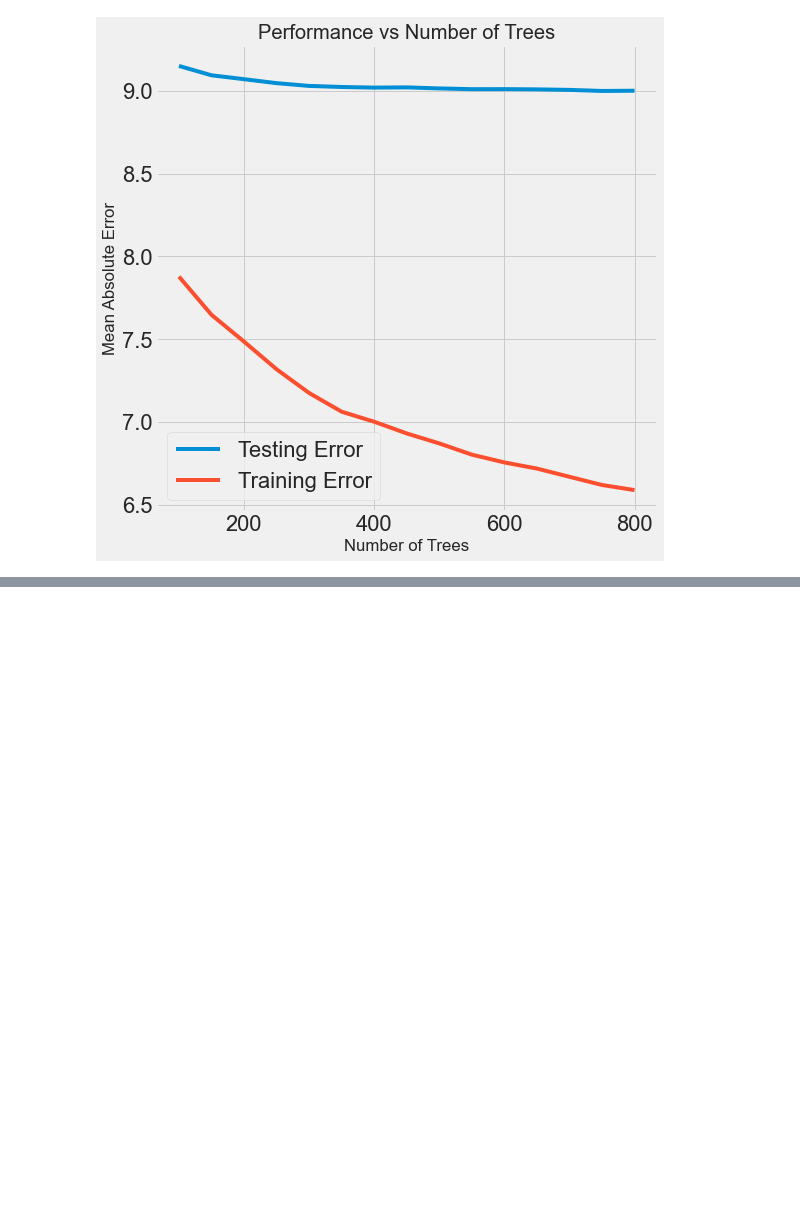
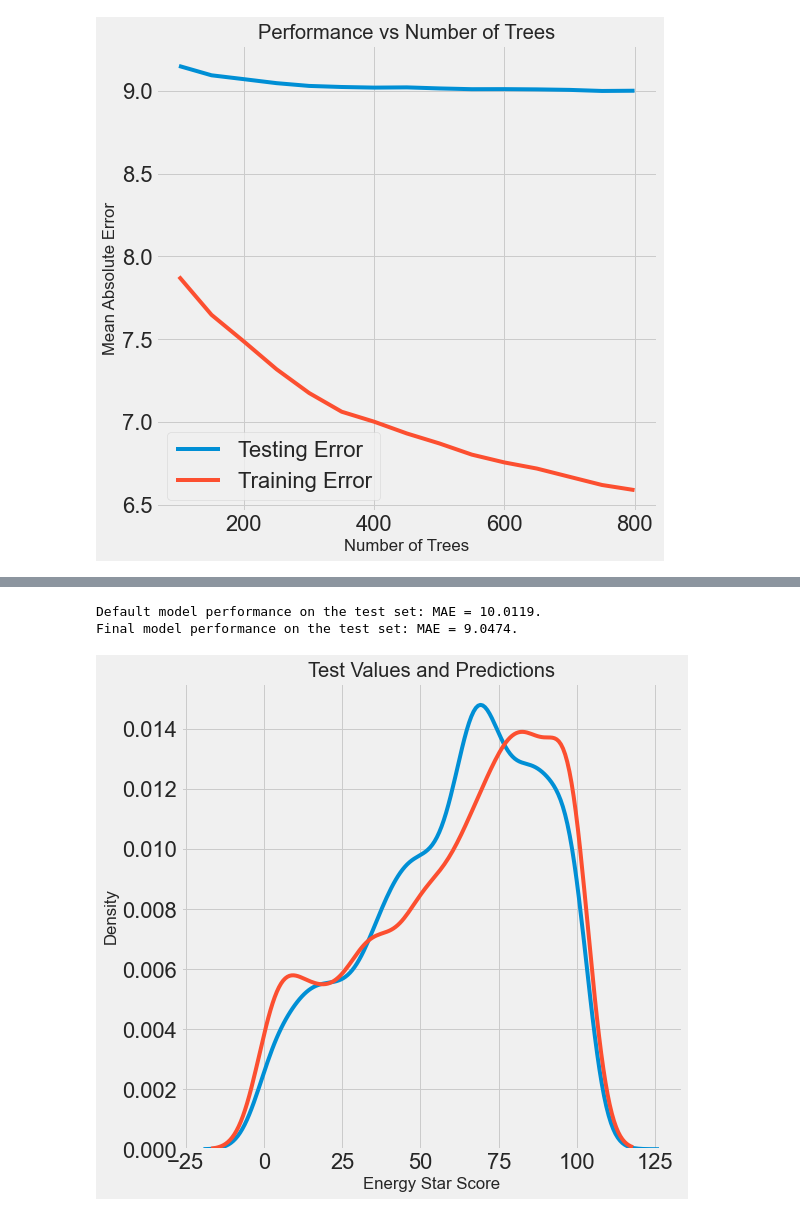
Before and after one commit to Jared-Glenn/Machine_Learning_Project_Walkthrough, a Jupyter notebook: ml_walkthrough_2.ipynb, the cells around one changed output, grey strips where cells are left out. Cells and saved outputs as stored; diff of their text form; code cells hidden in the pictures; blank space fills up the shorter version.

```diff
--- a/ml_walkthrough_2.ipynb
+++ b/ml_walkthrough_2.ipynb
@@ -301,4 +301,9 @@ results.sort_values('mean_test_score', ascending = False).head(5)
 | 9 | 17.874529 | 0.049108 | 0.015003 | 0.000707 | 550 | {'n_estimators': 550} | ... |
 # %%
 # Default model
-default_model =
+default_model = GradientBoostingRegressor(random_state = 42)
+
+# Select the best model
+final_model = grid_search.best_estimator_
+
+final_model
@@ -304,0 +314,3 @@ default_model =
+# %%
+%%timeit -n 1 -r 5
+default_model.fit(X, y)
@@ -304,0 +319,3 @@ default_model =
+# %%
+%%timeit -n 1 -r 5
+final_model.fit(X, y)
@@ -304,0 +324,21 @@ default_model =
+# %%
+default_pred = default_model.predict(X_test)
+final_pred = final_model.predict(X_test)
+
+print('Default model performance on the test set: MAE = %0.4f.' % mae(y_test, default_pred))
+print('Final model performance on the test set: MAE = %0.4f.' % mae(y_test, final_pred))
+# %% [output]
+Default model performance on the test set: MAE = 10.0119.
+Final model performance on the test set: MAE = 9.0474.
+# %%
+figsize(8, 8)
+
+# Density plot of the final predictions and the test values
+sns.kdeplot(final_pred, label = 'Predictions')
+sns.kdeplot(y_test, label = 'Values')
+
+# Label the plot
+plt.xlabel('Energy Star Score'); plt.ylabel('Density');
+plt.title('Test Values and Predictions');
+# %% [output]
+[figure, added]
```
Also changed, not shown: parts of 4 cells of this notebook.
